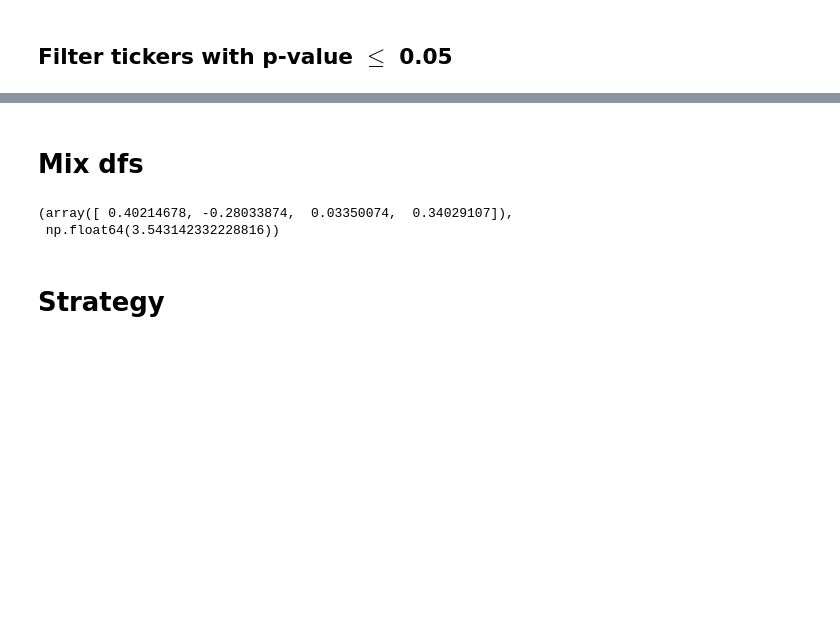
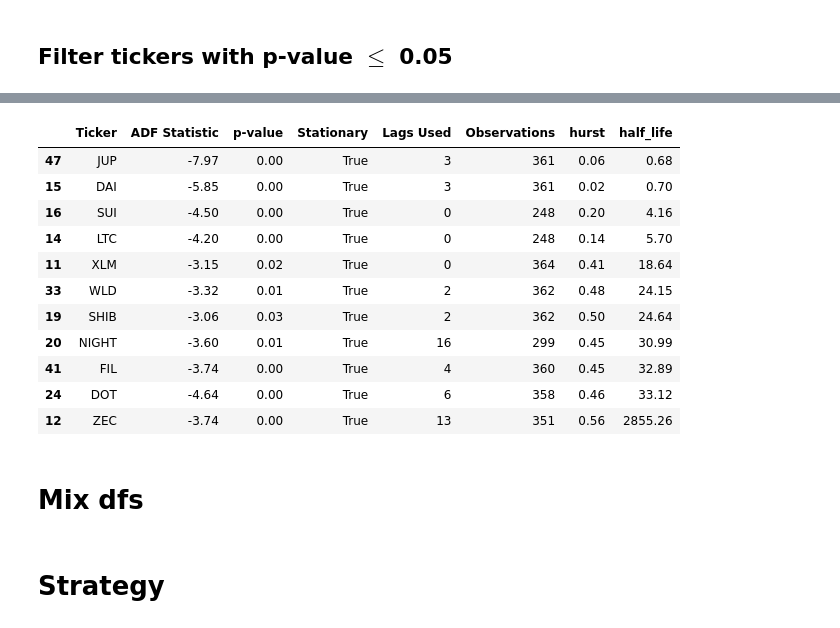
Before and after one commit to AminFiroozi/TA-HW4, a Jupyter notebook: HW4-401521471-AminFiroozi.ipynb, the cells around one changed output, grey strips where cells are left out. Saved outputs shown, nothing was run; the diff lists cells and outputs as text; code cells hidden in the pictures; blank space fills up the shorter version.

```diff
--- a/HW4-401521471-AminFiroozi.ipynb
+++ b/HW4-401521471-AminFiroozi.ipynb
@@ -282,8 +286,21 @@ Stationary tickers: 10
 | 11 | XLM | -3.15 | 0.02 | True | 0 | 364 | 0.41 | 18.64 |
 | 19 | SHIB | -3.06 | 0.03 | True | 2 | 362 | 0.50 | 24.64 |
 # %%
-# half_life_df = stationary_df.sort_values(by='half_life')
-# half_life_df
+half_life_df = stationary_df.sort_values(by='half_life')
+half_life_df
+# %% [output]
+|  | Ticker | ADF Statistic | p-value | Stationary | Lags Used | Observations | hurst | half_life |
+| 47 | JUP | -7.97 | 0.00 | True | 3 | 361 | 0.06 | 0.68 |
+| 15 | DAI | -5.85 | 0.00 | True | 3 | 361 | 0.02 | 0.70 |
+| 16 | SUI | -4.50 | 0.00 | True | 0 | 248 | 0.20 | 4.16 |
+| 14 | LTC | -4.20 | 0.00 | True | 0 | 248 | 0.14 | 5.70 |
+| 11 | XLM | -3.15 | 0.02 | True | 0 | 364 | 0.41 | 18.64 |
+| 33 | WLD | -3.32 | 0.01 | True | 2 | 362 | 0.48 | 24.15 |
+| 19 | SHIB | -3.06 | 0.03 | True | 2 | 362 | 0.50 | 24.64 |
+| 20 | NIGHT | -3.60 | 0.01 | True | 16 | 299 | 0.45 | 30.99 |
+| 41 | FIL | -3.74 | 0.00 | True | 4 | 360 | 0.45 | 32.89 |
+| 24 | DOT | -4.64 | 0.00 | True | 6 | 358 | 0.46 | 33.12 |
+| 12 | ZEC | -3.74 | 0.00 | True | 13 | 351 | 0.56 | 2855.26 |
 # %% [markdown]
 # Mix dfs
 # %%
@@ -316,26 +333,20 @@ for item in found_combinations:
     group = item['group']
     weights = item['weights']
 
-    # Calculate the Spread series
     spread_series = pd.Series(0, index=dfs[group[0]].index)
     for i, ticker in enumerate(group):
         spread_series += dfs[ticker]['Close'] * weights[i]
 
-    # Calculate Half-Life using your previously defined function
     hl = half_life(spread_series)
+    if hl != np.nan:
+        results_with_hl.append({
+            'group': group,
+            'half_life': hl,
+            'spread_series': spread_series,
+            'weights': weights
+        })
 
-    results_with_hl.append({
-        'group': group,
-        'half_life': hl,
-        'spread_series': spread_series,
-        'weights': weights
-    })
-
-# Sort by half-life and pick the top 5
 top_5_combinations = sorted(results_with_hl, key=lambda x: x['half_life'])[:5]
-# %% [output]
-(array([ 0.40214678, -0.28033874,  0.03350074,  0.34029107]),
- np.float64(3.543142332228816))
 # %%
 def plot_spread_candlestick(group, weights, dfs, folder="plots"):
     spread_df = pd.DataFrame(index=dfs[group[0]].index)
```
Also changed, not shown: parts of 8 cells of this notebook.
